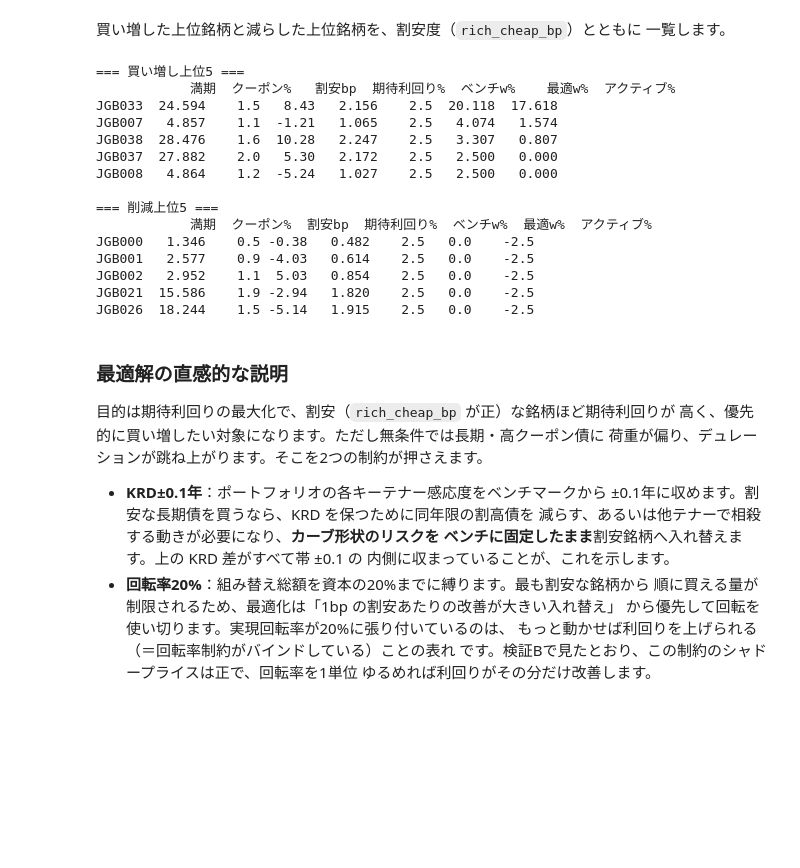
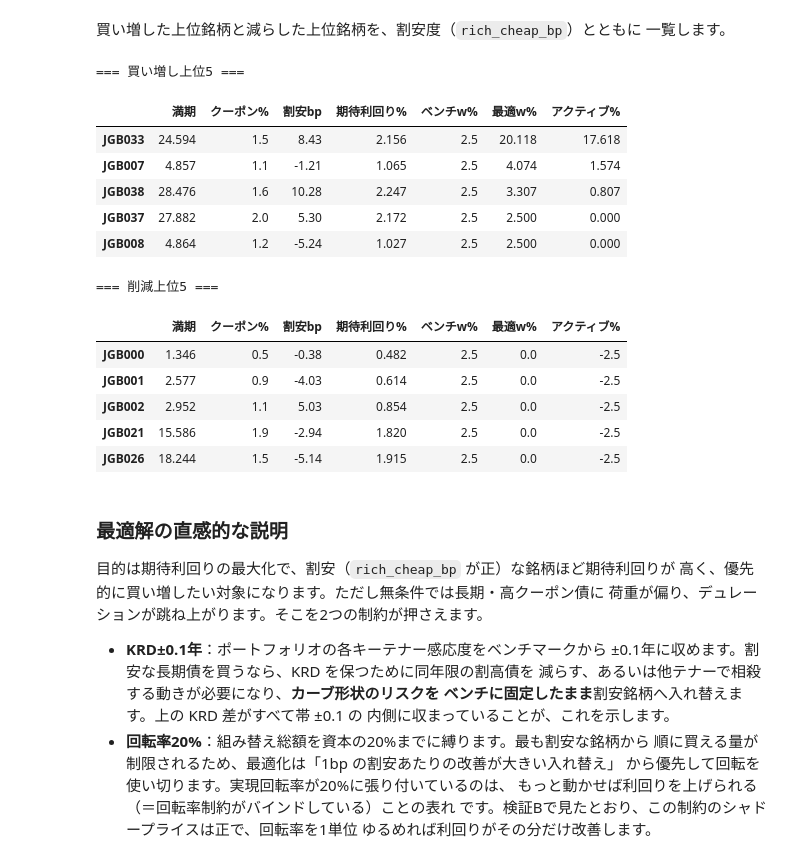
Before and after one commit to kojikojikojikoji/bond-quant-tutorials, a Jupyter notebook: notebooks/S10_ポートフォリオ/nb_1003_債券ポートフォリオ最適化.ipynb, the cells around one changed output. Cells and saved outputs as stored; diff of their text form; code cells hidden in the pictures; blank space fills up the shorter version.

```diff
--- a/notebooks/S10_ポートフォリオ/nb_1003_債券ポートフォリオ最適化.ipynb
+++ b/notebooks/S10_ポートフォリオ/nb_1003_債券ポートフォリオ最適化.ipynb
@@ -612,33 +611,32 @@ findfont: Font family 'Meiryo' not found.
 # %%
 detail = pd.DataFrame({
     "満期": model["mats"],
     "クーポン%": model["coupons"] * 100,
     "割安bp": model["rc_bp"],
     "期待利回り%": model["exp_yield"] * 100,
     "ベンチw%": w0 * 100,
     "最適w%": w_opt * 100,
     "アクティブ%": active * 100,
 }, index=model["ids"])
 print("=== 買い増し上位5 ===")
-print(detail.sort_values("アクティブ%", ascending=False).head(5).round(3).to_string())
+display(detail.sort_values("アクティブ%", ascending=False).head(5).round(3))
 print("\n=== 削減上位5 ===")
-print(detail.sort_values("アクティブ%").head(5).round(3).to_string())
+display(detail.sort_values("アクティブ%").head(5).round(3))
 # %% [output]
 === 買い増し上位5 ===
-            満期  クーポン%   割安bp  期待利回り%  ベンチw%    最適w%  アクティブ%
-JGB033  24.594    1.5   8.43   2.156    2.5  20.118  17.618
-JGB007   4.857    1.1  -1.21   1.065    2.5   4.074   1.574
-JGB038  28.476    1.6  10.28   2.247    2.5   3.307   0.807
-JGB037  27.882    2.0   5.30   2.172    2.5   2.500   0.000
-JGB008   4.864    1.2  -5.24   1.027    2.5   2.500   0.000
-
-=== 削減上位5 ===
-            満期  クーポン%  割安bp  期待利回り%  ベンチw%  最適w%  アクティブ%
-JGB000   1.346    0.5 -0.38   0.482    2.5   0.0    -2.5
-JGB001   2.577    0.9 -4.03   0.614    2.5   0.0    -2.5
-JGB002   2.952    1.1  5.03   0.854    2.5   0.0    -2.5
-JGB021  15.586    1.9 -2.94   1.820    2.5   0.0    -2.5
-JGB026  18.244    1.5 -5.14   1.915    2.5   0.0    -2.5
+|  | 満期 | クーポン% | 割安bp | 期待利回り% | ベンチw% | 最適w% | アクティブ% |
+| JGB033 | 24.594 | 1.5 | 8.43 | 2.156 | 2.5 | 20.118 | 17.618 |
+| JGB007 | 4.857 | 1.1 | -1.21 | 1.065 | 2.5 | 4.074 | 1.574 |
+| JGB038 | 28.476 | 1.6 | 10.28 | 2.247 | 2.5 | 3.307 | 0.807 |
+| JGB037 | 27.882 | 2.0 | 5.30 | 2.172 | 2.5 | 2.500 | 0.000 |
+| JGB008 | 4.864 | 1.2 | -5.24 | 1.027 | 2.5 | 2.500 | 0.000 |
+=== 削減上位5 ===
+|  | 満期 | クーポン% | 割安bp | 期待利回り% | ベンチw% | 最適w% | アクティブ% |
+| JGB000 | 1.346 | 0.5 | -0.38 | 0.482 | 2.5 | 0.0 | -2.5 |
+| JGB001 | 2.577 | 0.9 | -4.03 | 0.614 | 2.5 | 0.0 | -2.5 |
+| JGB002 | 2.952 | 1.1 | 5.03 | 0.854 | 2.5 | 0.0 | -2.5 |
+| JGB021 | 15.586 | 1.9 | -2.94 | 1.820 | 2.5 | 0.0 | -2.5 |
+| JGB026 | 18.244 | 1.5 | -5.14 | 1.915 | 2.5 | 0.0 | -2.5 |
 # %% [markdown]
 ### 最適解の直感的な説明
 
```
Also changed, not shown: parts of 2 cells of this notebook, 57 other files.
